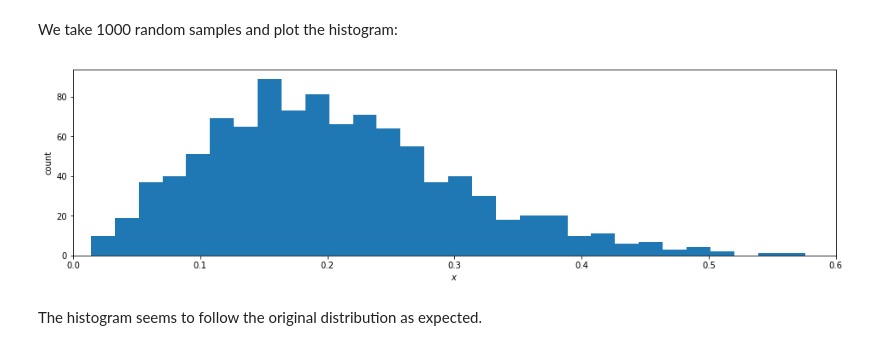
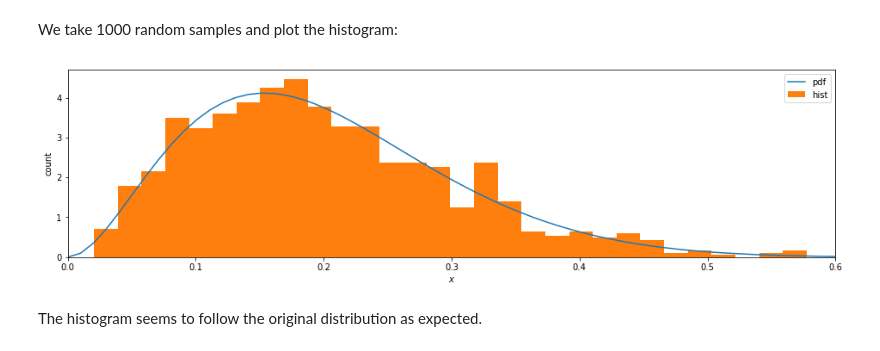
Before and after one commit to niklascp/02936-bayesian, a Jupyter notebook: jupyter/assignment1.ipynb, the cells around one changed output. Saved outputs shown, nothing was run; the diff lists cells and outputs as text; code cells hidden in the pictures.

```diff
--- a/jupyter/assignment1.ipynb
+++ b/jupyter/assignment1.ipynb
@@ -67,13 +73,15 @@ We take 1000 random samples and plot the histogram:
 samples = dist.rvs(size = 1000)
 # %%
 fig, ax = plt.subplots(figsize = (16, 4))
-ax.hist(samples, bins= 30)
+ax.plot(x, y, label = 'pdf')
+ax.hist(samples, bins= 30, normed=True, label = 'hist')
 ax.set_xlabel('$x$')
 ax.set_ylabel('count')
 ax.set_xlim(0,0.6)
+ax.legend(loc = 'upper right')
 plt.show()
 # %% [output]
-[figure, old version]
+[figure, new version]
 # %% [markdown]
 The histogram seems to follow the original distribution as expected.
 # %% [markdown]
```
Also changed, not shown: parts of 13 cells of this notebook, 1 other file.
